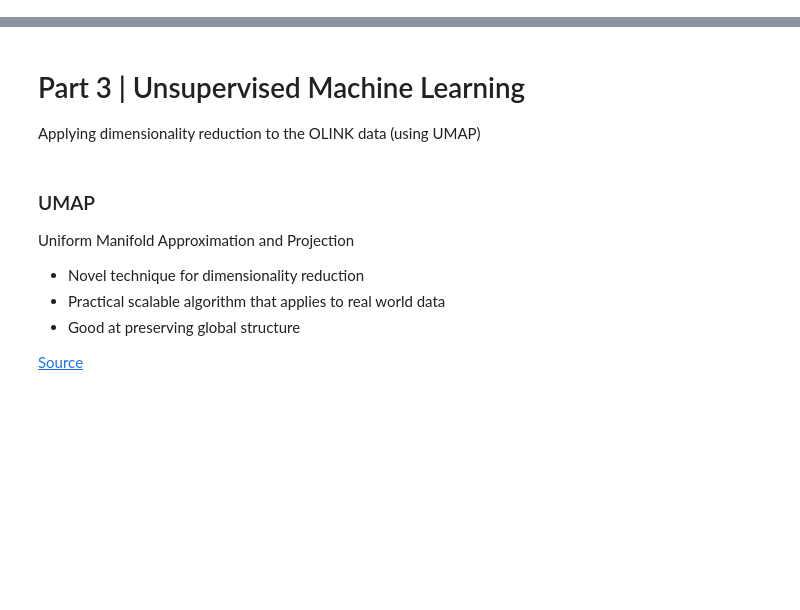
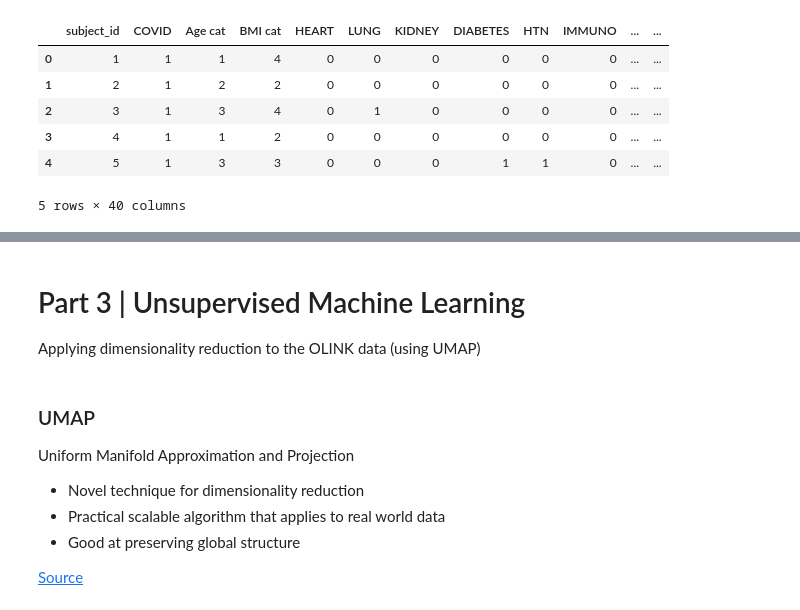
Before and after one commit to NilsSkoglund/ki_workshop, a Jupyter notebook: notebooks/pt3.ipynb, the cells around one changed output, grey strips where cells are left out. Saved outputs shown, nothing was run; the diff lists cells and outputs as text; code cells hidden in the pictures; blank space fills up the shorter version.

```diff
--- a/notebooks/pt3.ipynb
+++ b/notebooks/pt3.ipynb
@@ -18,0 +15,17 @@ pd.read_csv("olink_reshaped.csv")
+# %%
+data_dir = "../data/"
+# %%
+clinical_path = data_dir + "MGH_COVID_Clinical_Info.csv"
+olink_path = data_dir + "MGH_COVID_OLINK_NPX.csv"
+# %%
+# clinical data for each covid patient (i.e. Age cat, BMI cat)
+# subject_id is the join key for the olink data
+pd.read_csv(clinical_path, sep=";").head()
+# %% [output]
+|  | subject_id | COVID | Age cat | BMI cat | HEART | LUNG | KIDNEY | DIABETES | HTN | IMMUNO | ... | ... |
+| 0 | 1 | 1 | 1 | 4 | 0 | 0 | 0 | 0 | 0 | 0 | ... | ... |
+| 1 | 2 | 1 | 2 | 2 | 0 | 0 | 0 | 0 | 0 | 0 | ... | ... |
+| 2 | 3 | 1 | 3 | 4 | 0 | 1 | 0 | 0 | 0 | 0 | ... | ... |
+| 3 | 4 | 1 | 1 | 2 | 0 | 0 | 0 | 0 | 0 | 0 | ... | ... |
+| 4 | 5 | 1 | 3 | 3 | 0 | 0 | 0 | 1 | 1 | 0 | ... | ... |
+5 rows × 40 columns
```
Also changed, not shown: parts of 8 cells of this notebook.
